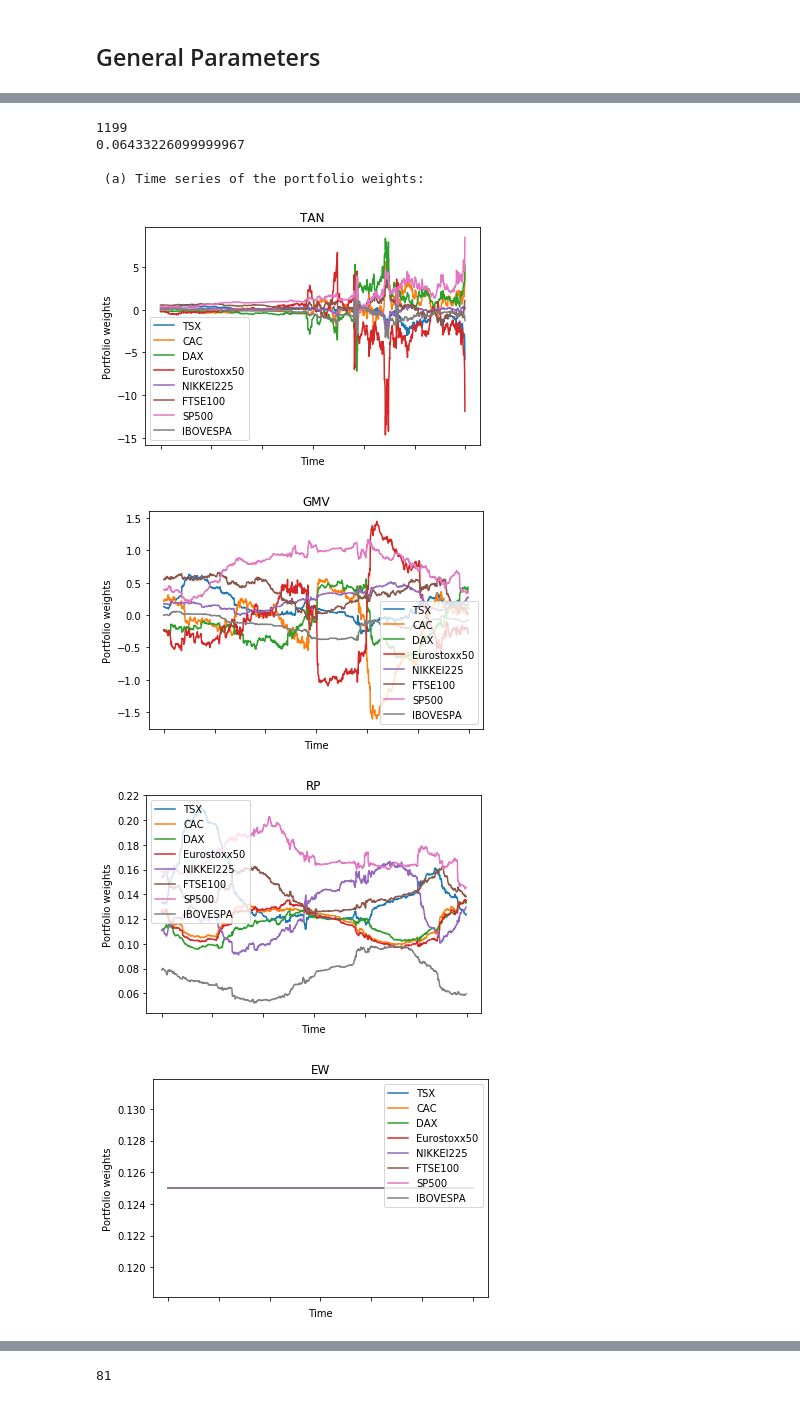
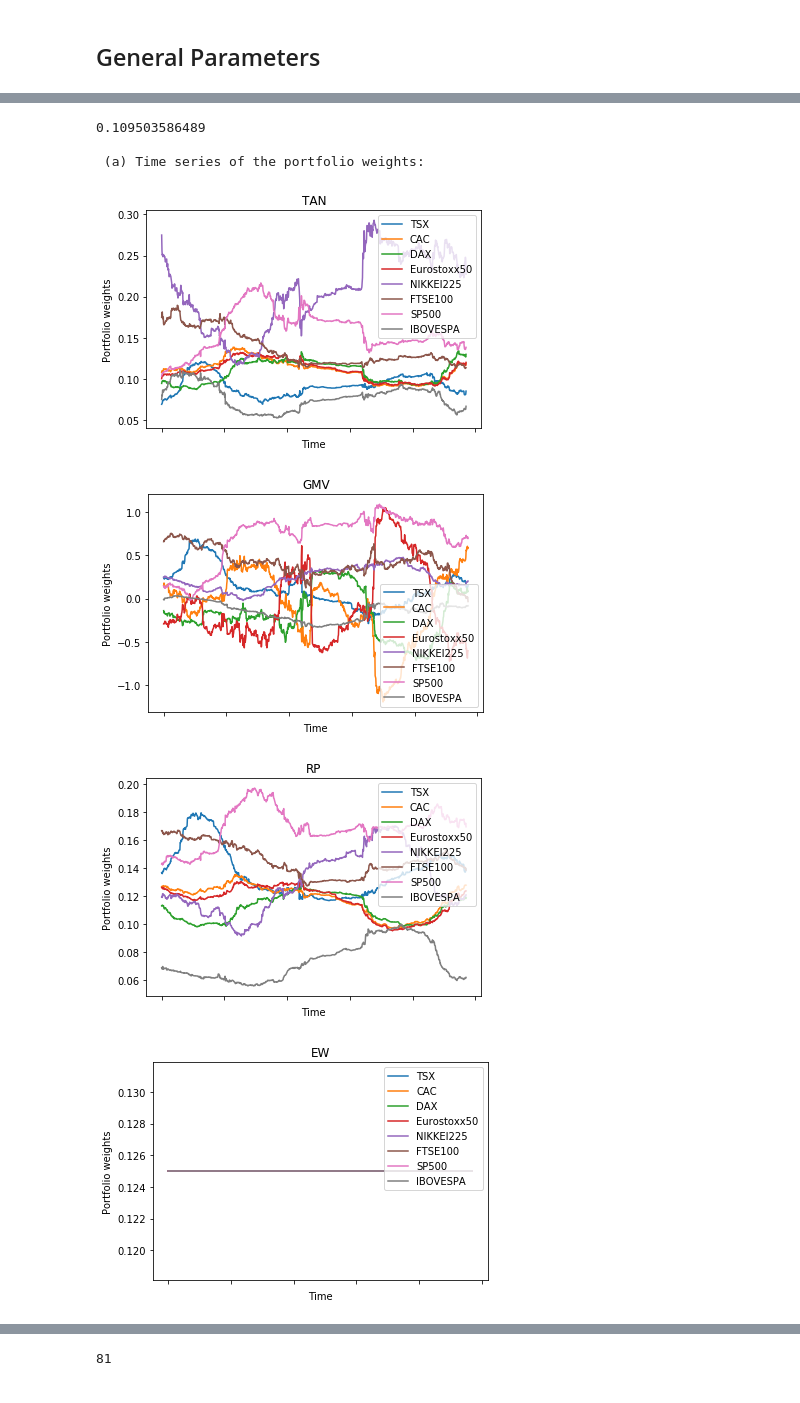
Before and after one commit to GregoireMayrhofer/financialbigdata, a Jupyter notebook: data_preprocessing_portfolio_indexes.ipynb, the cells around one changed output, grey strips where cells are left out. Drawn from its saved outputs; the diff is of its cells as text; code cells hidden in the pictures.

```diff
--- a/data_preprocessing_portfolio_indexes.ipynb
+++ b/data_preprocessing_portfolio_indexes.ipynb
@@ -92,12 +92,3 @@ DAX            2421.493632
 01/11/2016   8544.099833  1914.77   9895.460658
 
 [5852 rows x 8 columns]
-# %%
-def dropdup(df,columns):
-    for i in columns:
-        df[i].drop_duplicates(inplace=True)
-    return df
-
-#df_daily.drop_duplicates(inplace=True)
-df_daily = dropdup(df_daily,df_daily.columns)
-df_daily
@@ -180,19 +163,19 @@ http://pandas.pydata.org/pandas-docs/stable/indexing.html#deprecate-loc-reindex-
 # %% [markdown]
 ## General Parameters
 # %%
-number = 3
-rolling_window_step = 195
-lr = 0.0000025
-epochs = 200
+number = 5
+rolling_window_step = 200
+lr = 0.0000028
+epochs = 36
 VALIDATION_SPLIT=0.9
 # %%
 def dailytosomething(df,rf,number):
-    new_df = df.iloc[::number,:]
+    new_df = df.iloc[::number]
     new_rf = rf.iloc[::number]
     new_rf = new_rf.iloc[:].shift(1)#/12
     ret= new_df.pct_change(1)
-    ret = ret.drop(ret.index[[0]])
-    rf_final = new_rf.drop(new_rf.index[[0]])
+    ret = ret[1:]
+    rf_final = new_rf[1:]
     return ret,rf_final
 
 ret_weekly, Rf_weekly = dailytosomething(df_daily,Rf_fama,number)
@@ -253,7 +236,17 @@ number_of_indexes = ret_weekly.shape[1]
 ONES = np.ones(number_of_indexes)
 
 dates = ret_weekly.iloc[(rolling_window_step-1):].index.get_level_values(0)
-print(len(dates))
+
+def tangency_Portfolio(m,C,rf):
+    # find number of rows and columns for the covariance matrix
+    (nr,nc)=C.shape
+    A=np.matrix([[0.0] for r in range(nr)])
+    A=(1/C)*(m-rf)
+    (nr,nc)=A.shape
+    A=A/sum(A[r,0] for r in range(nr))
+    w=[A[r,0] for r in range(nr)]
+    return np.matrix(w)
+
 print(Rf_weekly[0])
 #Rf_weekly.index = ret_weekly.index[1:]
 #Rf_weekly.index = ret_weekly.index[1:]
@@ -269,46 +262,41 @@ for date in dates:
     #R0 = roll_Rf.loc[date]
     #i.e., estimation of risk premium (mu-R0)
     #An alternative is to esimate the expected return mu,
-    #and to use the current risk-free rate to compute the weights.
+    #and to use the current risk-free ratioto compute the weights.
     #In this second case, set:
-    R0 = Rf_weekly.loc[date]
+    R0 = roll_weekly_Rf.loc[date]
 
     A = (ONES@INV_SIGMA)@ONES
-    B = (ONES@INV_SIGMA)@MU
-    C = (MU@INV_SIGMA)@MU
-    DELTA = A*C-B**2
-
     # composition of portfolio
-    w[i,0,:] = (INV_SIGMA@(MU-R0))/(B-A*R0) #TAN
+    w[i,0,:] = tangency_Portfolio(MU, SIGMA, R0)[0] #TAN
     w[i,1,:] = (INV_SIGMA@ONES)/A # GMV
     tmp = 1/STD
     w[i,2,:] = tmp/tmp.sum() #RP
     w[i,3,:] = np.ones(number_of_indexes)/number_of_indexes #EW
     i+=1
 
 
 #plotting portfolios
 columns = ret_weekly.columns
 asset_classes = columns
 strategies = ['TAN','GMV','RP','EW']
 
 print('\n (a) Time series of the portfolio weights:')
 for i in range(len(strategies)):
     df_w = pd.DataFrame(data=w[:,i,:],index=dates,columns=asset_classes)
     df_w.plot(title=strategies[i])
     plt.xlabel('Time')
     plt.ylabel('Portfolio weights')
     plt.legend(asset_classes, loc=0)
     plt.show()
 print(sum(np.isnan(w)))
 # %% [output]
-1199
-0.06433226099999967
+0.109503586489
 
  (a) Time series of the portfolio weights:
-[figure, old version]
+[figure, new version]
-[figure, old version]
+[figure, new version]
-[figure, old version]
+[figure, new version]
 [figure]
 [[0 0 0 0 0 0 0 0]
  [0 0 0 0 0 0 0 0]
```
Also changed, not shown: parts of 16 cells of this notebook, 31 other files.
